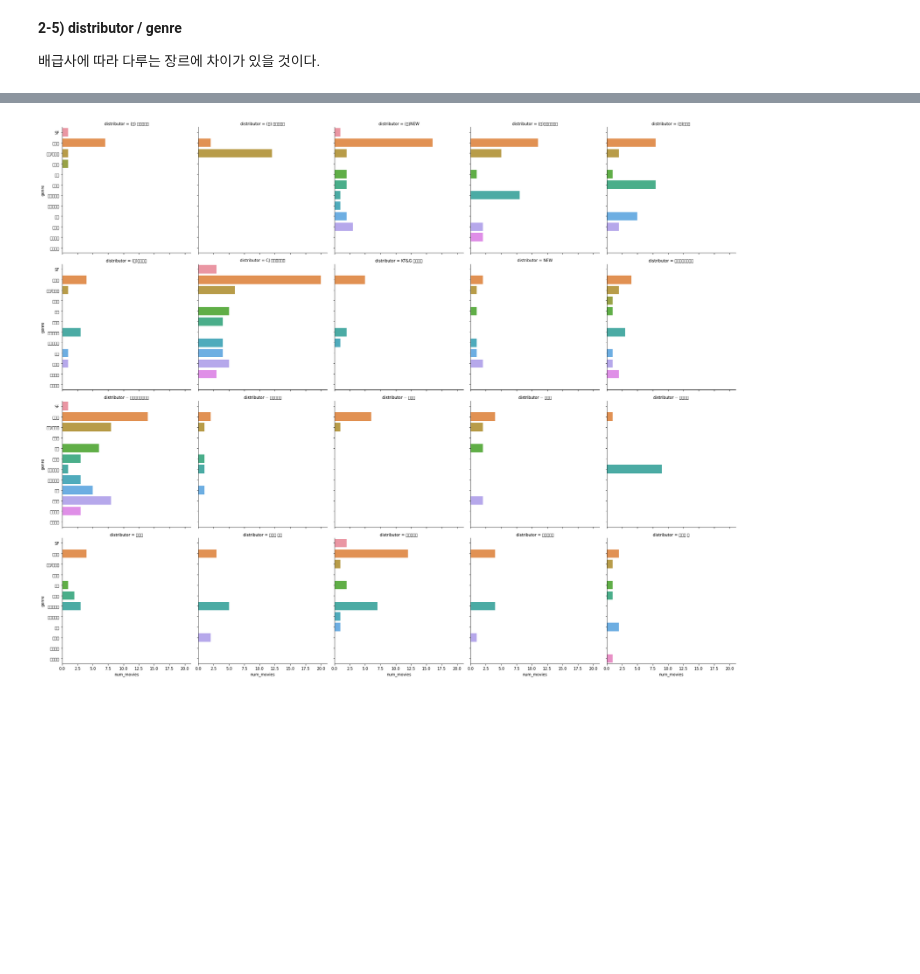
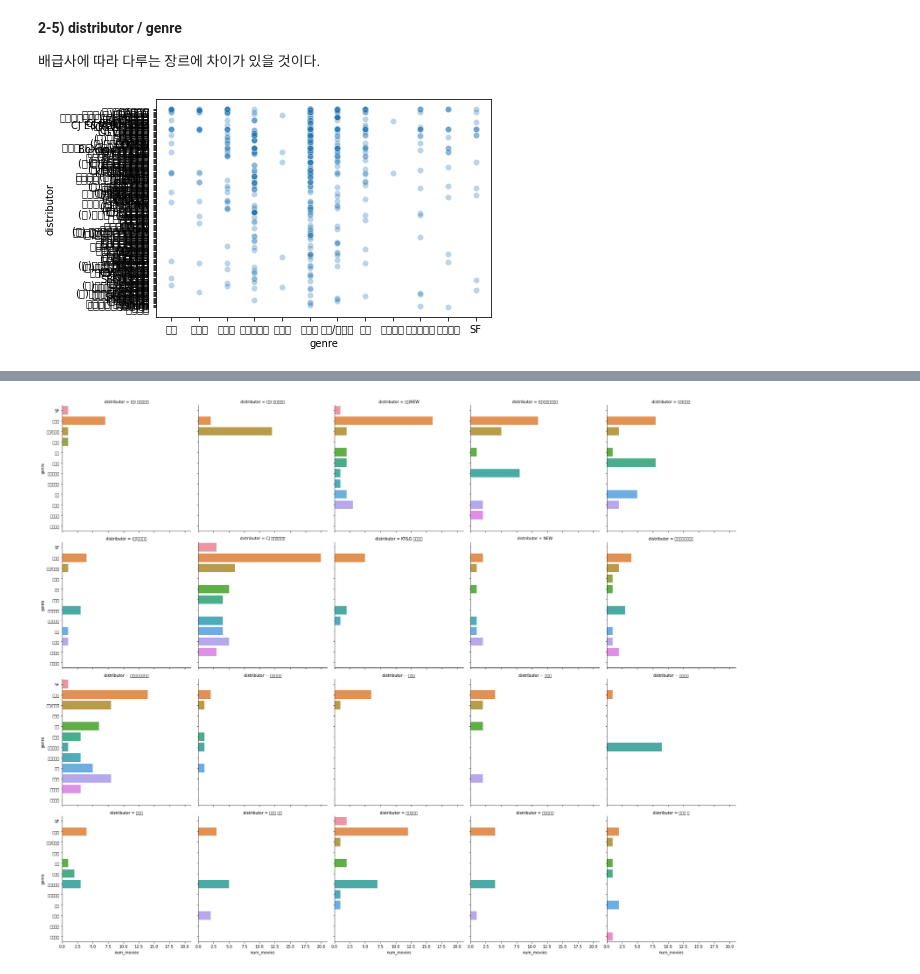
Before and after one commit to nyoons/ESAA, a Jupyter notebook: movies_train_YB_2조.ipynb, the cells around one changed output, grey strips where cells are left out. Drawn from its saved outputs; the diff is of its cells as text; code cells hidden in the pictures; blank space fills up the shorter version.

```diff
--- a/movies_train_YB_2조.ipynb
+++ b/movies_train_YB_2조.ipynb
@@ -35,6 +35,9 @@ import matplotlib.pyplot as plt
 import seaborn as sns
 
 %matplotlib inline
+# %%
+import matplotlib.pyplot as plt
+plt.rc('font', family='NanumBarunGothic')
 # %% [markdown]
 이번 프로젝트에서 분석할 데이터에 대해 간단히 살펴보겠습니다.
 # %% [markdown]
@@ -321,3 +196,10 @@ staff_mean.plot(kind = 'bar',)
 **2-5) distributor / genre**
 
 배급사에 따라 다루는 장르에 차이가 있을 것이다.
+# %%
+fig=plt.figure()
+axes=fig.add_subplot(1,1,1)
+
+axes=sns.scatterplot(x='genre', y='distributor', data=movies, alpha=0.3)
+# %% [output]
+[figure, added]
```
Also changed, not shown: parts of 19 cells of this notebook.
